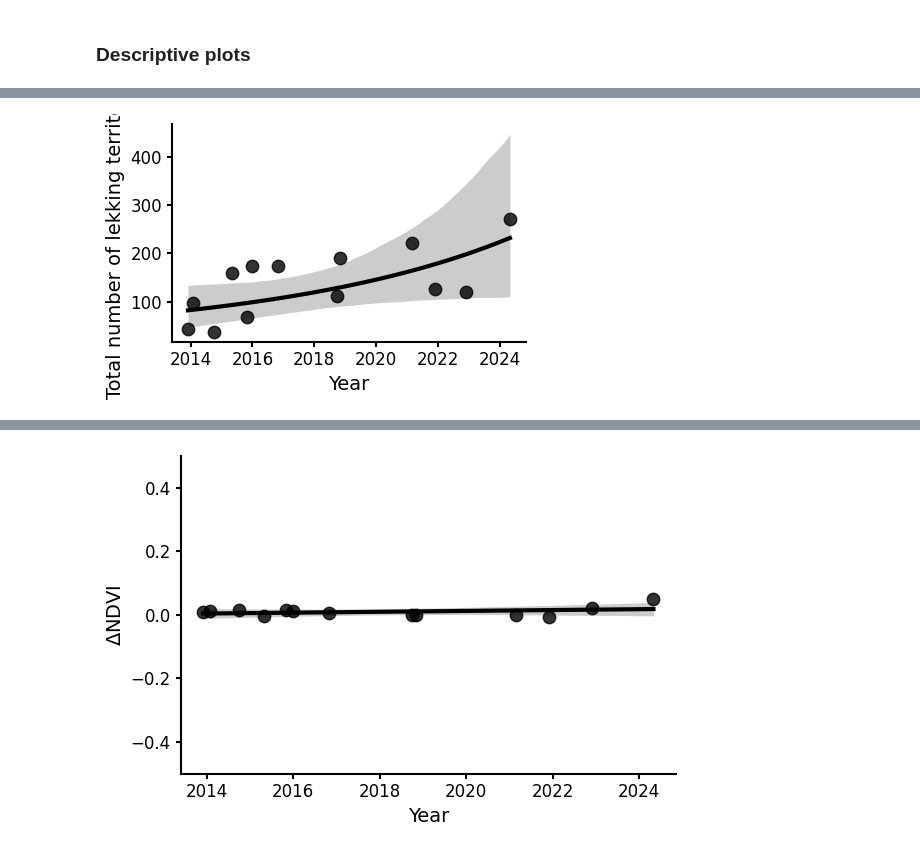
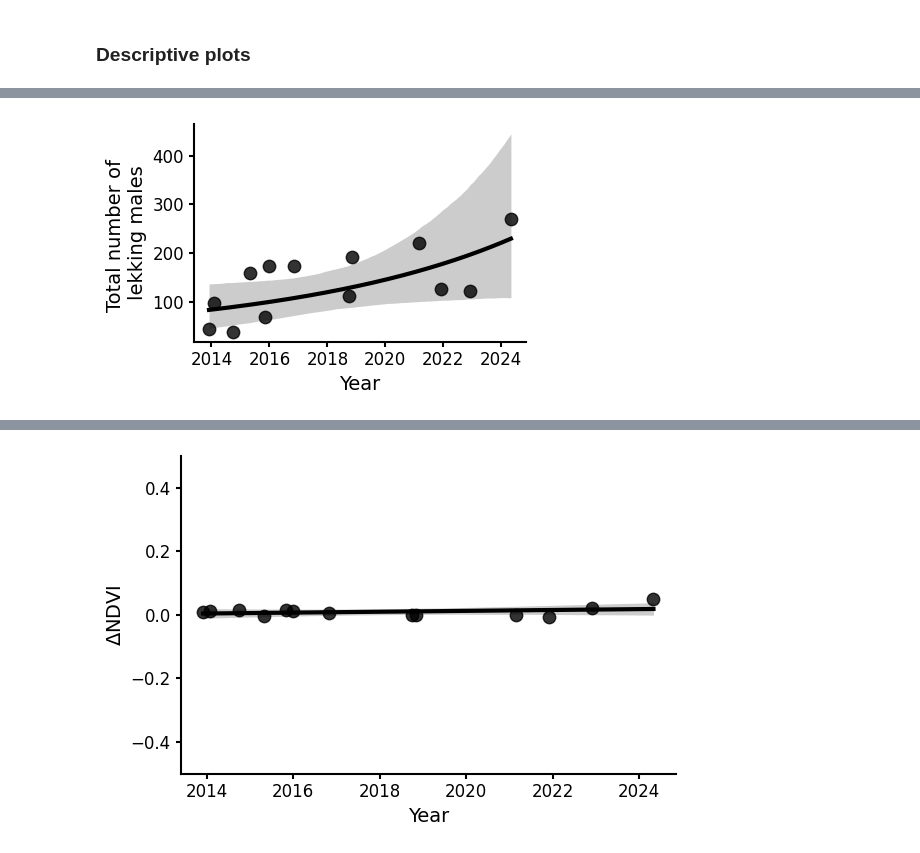
Before and after one commit to vivekhsridhar/territory_geometry, a Jupyter notebook: model_lek_transition.ipynb, the cells around one changed output, grey strips where cells are left out. Saved outputs shown, nothing was run; the diff lists cells and outputs as text; code cells hidden in the pictures.

```diff
--- a/model_lek_transition.ipynb
+++ b/model_lek_transition.ipynb
@@ -133,18 +133,18 @@ plt.tight_layout()
 # %%
 df['date'] = pd.to_datetime(df['date'])
 
-df = df[['date', 'N', 'dNDVI']].dropna().copy()
-df = df.sort_values(['date']).reset_index(drop=True)
+df_desc = df[['date', 'N', 'dNDVI']].dropna().copy()
+df_desc = df_desc.sort_values(['date']).reset_index(drop=True)
 
 ## Serialise and centre the date / time
-t0 = df['date'].min()
-df['t_years'] = (df['date'] - t0).dt.days / 365.25
-df['t_centred'] = df['t_years'] - df['t_years'].mean()
+t0 = df_desc['date'].min()
+df_desc['t_years'] = (df_desc['date'] - t0).dt.days / 365.25
+df_desc['t_centred'] = df_desc['t_years'] - df_desc['t_years'].mean()
 # %%
 ## Specify time axis
-t_min, t_max = float(df['t_centred'].min()), float(df['t_centred'].max())
+t_min, t_max = float(df_desc['t_centred'].min()), float(df_desc['t_centred'].max())
 t_grid = np.linspace(t_min, t_max, 200)
-t_years = t_grid + df['t_years'].mean()
+t_years = t_grid + df_desc['t_years'].mean()
 date_grid = t0 + pd.to_timedelta(t_years * 365.25, unit='D')
 # %%
 ## 1) Total number of territories through time
@@ -182,8 +182,8 @@ model {
 # %%
 nnd_data = {
     'n_points': len(df),
-    't': df['t_centred'].astype(float).to_numpy(),
-    'y': df['N'].astype(int).to_numpy()
+    't': df_desc['t_centred'].astype(float).to_numpy(),
+    'y': df_desc['N'].astype(int).to_numpy()
 }
 
 posterior = stan.build(nnd_mod, data=nnd_data)
@@ -285,32 +209,32 @@ Messages received during sampling:
 # %%
 fig, ax = plt.subplots(figsize=(4.5, 3))
 
 # Compute posterior mean number of territories
 mu = fit['alpha'].reshape(-1,1) + fit['beta'].reshape(-1,1) * t_grid[None,:]
 y = np.exp(mu)
 y_mean = np.mean(y, axis=0)
 y_lower,y_upper = np.quantile(y, [0.025,0.975], axis=0)
 
 # Plot model fits
 ax.plot(date_grid, y_mean, linewidth=3, color='black')
 ax.fill_between(date_grid, y_lower, y_upper, color='black', alpha=0.2, linewidth=0)
 
 # Add scatter to the plot
-ax.scatter(df['date'], df['N'], s=80, color='black', edgecolor='black', alpha=0.8, zorder=4)
+ax.scatter(df_desc['date'], df_desc['N'], s=80, color='black', edgecolor='black', alpha=0.8, zorder=4)
 
 ax.spines['top'].set_visible(False)
 ax.spines['right'].set_visible(False)
 ax.spines['left'].set_linewidth(1.5)
 ax.spines['bottom'].set_linewidth(1.5)
 ax.tick_params(axis='both', which='major', labelsize=12, width=1.5)
 
 ax.set_xlabel('Year', fontsize=14)
-ax.set_ylabel('Total number of lekking territories', fontsize=14)
+ax.set_ylabel('Total number of \nlekking males', fontsize=14)
 
 plt.tight_layout()
 plt.savefig(out_dir/'demography.png', dpi=300, bbox_inches='tight')
 # %% [output]
-[figure, old version]
+[figure, new version]
 # %%
 ## 2) Difference in NDVI through time
 nnd_mod = """
```
Also changed, not shown: parts of 9 cells of this notebook, 40 other files.
